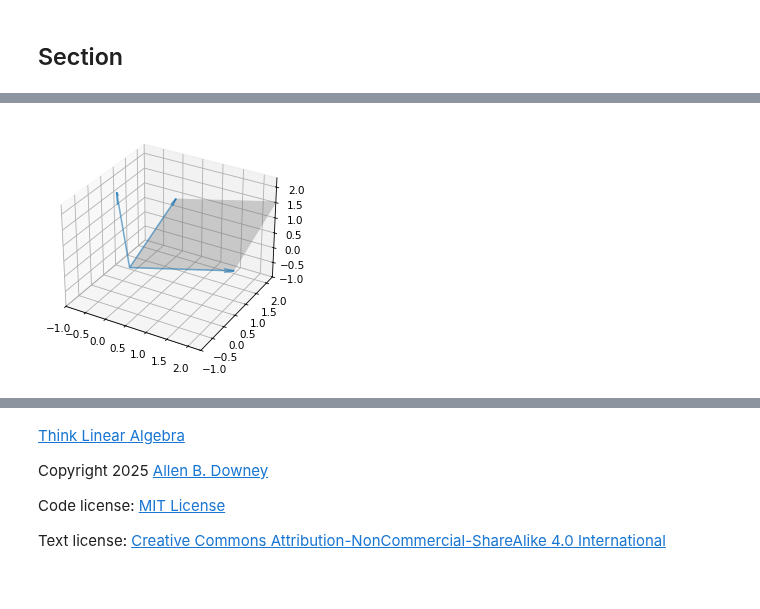
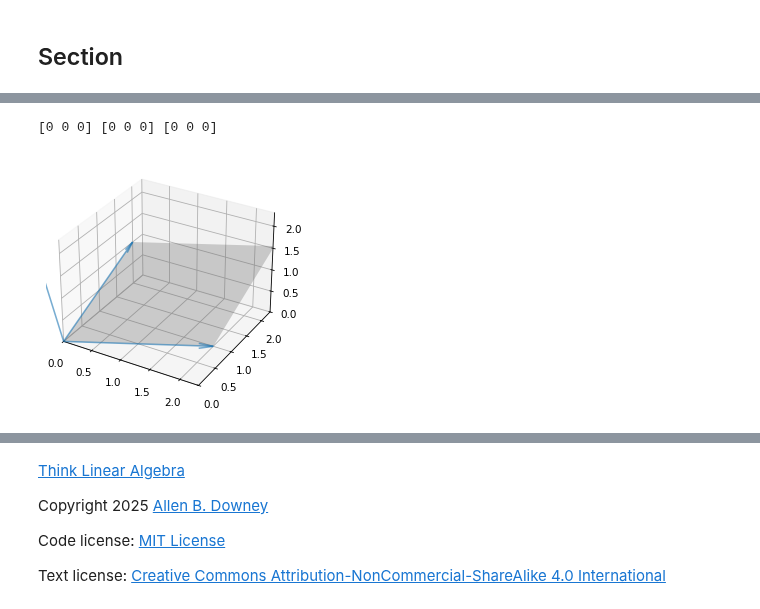
Before and after one commit to AllenDowney/ThinkLinearAlgebra, a Jupyter notebook: soln/cross.ipynb, the cells around one changed output, grey strips where cells are left out. Drawn from its saved outputs; the diff is of its cells as text; code cells hidden in the pictures.

```diff
--- a/soln/cross.ipynb
+++ b/soln/cross.ipynb
@@ -162,15 +150,16 @@ def plot_plane(v1, v2, origin=None, **options):
 # %%
 fig = plt.figure()
 ax = fig.add_subplot(111, projection="3d")
 
 # Example usage to visualize the cross product
 v1 = np.array([2, 1, 0])
 v2 = np.array([0, 2, 1])
 v3 = np.cross(v1, v2)
 
 plot_plane(v1, v2)
 plot_vectors([v1, v2, v3])
-lim = [-1, 2.3]
+lim = [0, 2.3]
 decorate(xlim=lim, ylim=lim, zlim=lim)
 # %% [output]
+[0 0 0] [0 0 0] [0 0 0]
-[figure, old version]
+[figure, new version]
```
Also changed, not shown: parts of 10 cells of this notebook, 3 other files.
